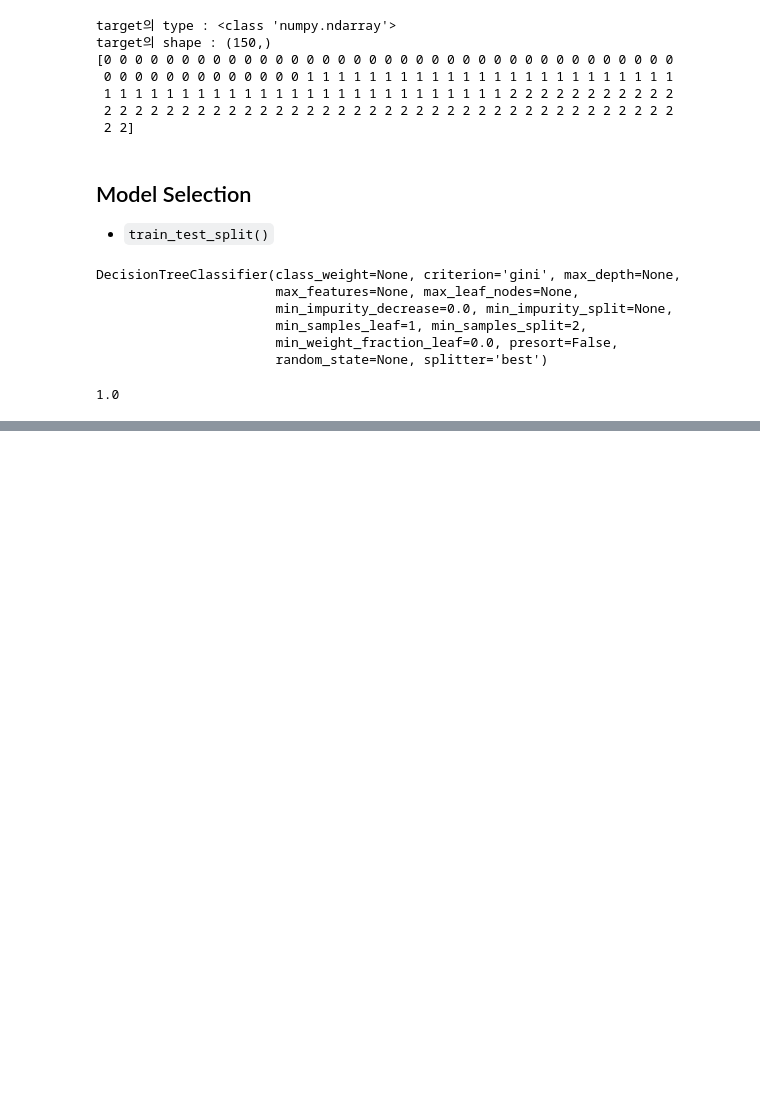
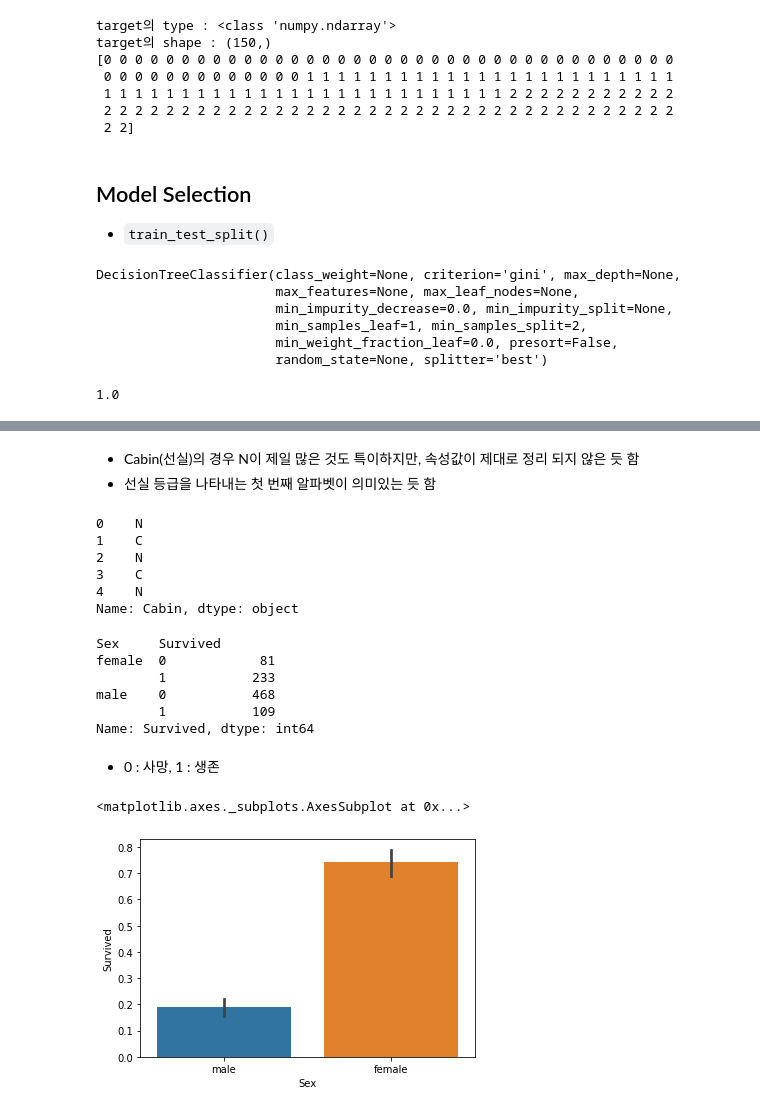
Before and after one commit to yskim0/Ewha_Data_Analysis, a Jupyter notebook: Week_2/김연수_Week2.ipynb, the cells around one changed output, grey strips where cells are left out. Saved outputs shown, nothing was run; the diff lists cells and outputs as text; code cells hidden in the pictures; blank space fills up the shorter version.

```diff
--- a/Week_2/김연수_Week2.ipynb
+++ b/Week_2/김연수_Week2.ipynb
@@ -310,0 +879,9 @@ print(accuracy_score(train_label, pred))
+# %%
+import numpy as np
+import pandas as pd
+import matplotlib.pyplot as plt
+import seaborn as sns
+%matplotlib inline
+
+titanic_df = pd.read_csv('/Users/yeonsookim/Desktop/titanic/train.csv')
+titanic_df.head()
@@ -310,0 +917,5 @@ print(accuracy_score(train_label, pred))
+# %%
+titanic_df['Age'].fillna(titanic_df['Age'].mean(), inplace=True)
+titanic_df['Cabin'].fillna('N', inplace=True)
+titanic_df['Embarked'].fillna('N', inplace=True)
+print(titanic_df.isnull().sum().sum())
@@ -310,0 +948,29 @@ print(accuracy_score(train_label, pred))
+# %% [markdown]
+- Cabin(선실)의 경우 N이 제일 많은 것도 특이하지만, 속성값이 제대로 정리 되지 않은 듯 함
+- 선실 등급을 나타내는 첫 번째 알파벳이 의미있는 듯 함
+# %%
+titanic_df['Cabin'] = titanic_df['Cabin'].str[:1]
+titanic_df['Cabin'].head()
+# %% [output]
+0    N
+1    C
+2    N
+3    C
+4    N
+Name: Cabin, dtype: object
+# %%
+titanic_df.groupby(['Sex', 'Survived'])['Survived'].count()
+# %% [output]
+Sex     Survived
+female  0            81
+        1           233
+male    0           468
+        1           109
+Name: Survived, dtype: int64
+# %% [markdown]
+- 0 : 사망, 1 : 생존
+# %%
+sns.barplot(x='Sex', y='Survived', data=titanic_df)
+# %% [output]
+<matplotlib.axes._subplots.AxesSubplot at 0x...>
+[figure, added]
```
Also changed, not shown: parts of 93 cells of this notebook.
